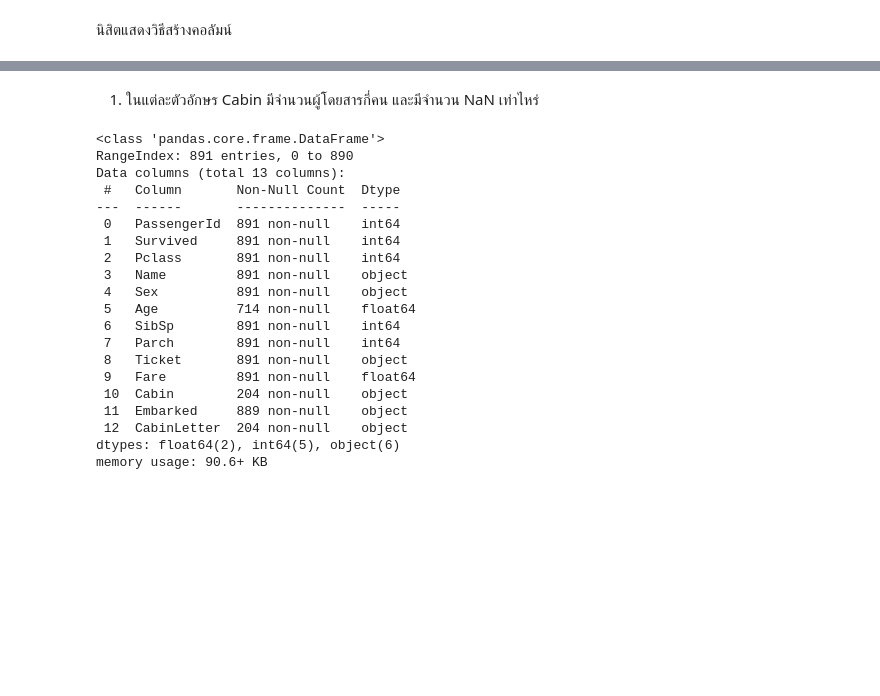
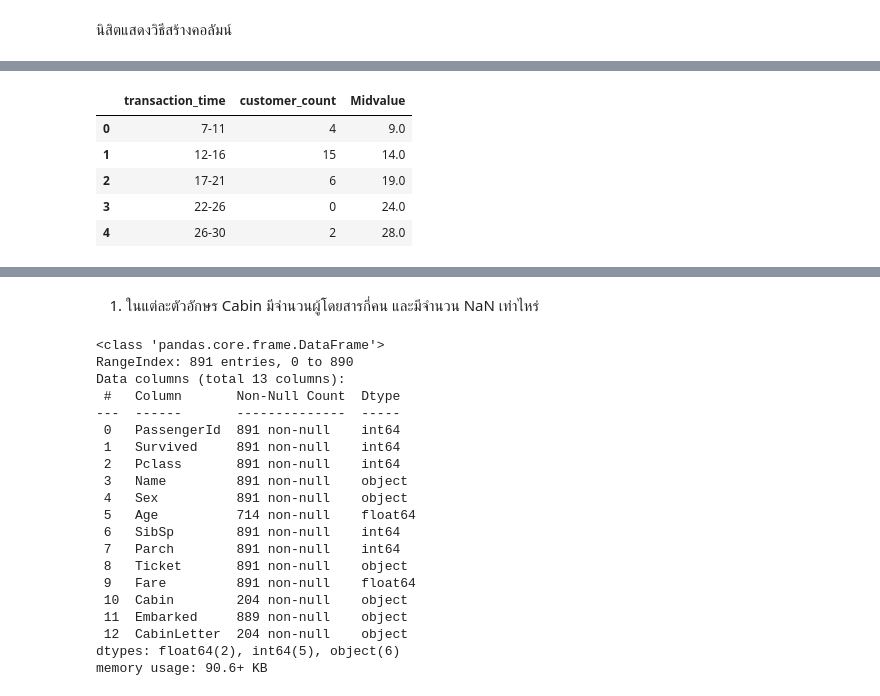
Before and after one commit to nookkungz/Code-Practice, a Jupyter notebook: Python/Statistic Programming/Assignments/แบบฝึกหัด2 (1).ipynb, the cells around one changed output, grey strips where cells are left out. Saved outputs shown, nothing was run; the diff lists cells and outputs as text; code cells hidden in the pictures; blank space fills up the shorter version.

```diff
--- a/Python/Statistic Programming/Assignments/แบบฝึกหัด2 (1).ipynb
+++ b/Python/Statistic Programming/Assignments/แบบฝึกหัด2 (1).ipynb
@@ -55,6 +55,15 @@ df.head(20)
 | 17 | 18 | 1 | 2 | Williams, Mr. Charles Eugene | male | NaN | 0 | 0 | 244373 | 13.0000 | ... |
 | 18 | 19 | 0 | 3 | Vander Planke, Mrs. Julius (Emeli... | female | 31.0 | 1 | 0 | 345763 | 18.0000 | ... |
 | 19 | 20 | 1 | 3 | Masselmani, Mrs. Fatima | female | NaN | 0 | 0 | 2649 | 7.2250 | ... |
+# %%
+df_bank
+# %% [output]
+|  | transaction_time | customer_count | Midvalue |
+| 0 | 7-11 | 4 | 9.0 |
+| 1 | 12-16 | 15 | 14.0 |
+| 2 | 17-21 | 6 | 19.0 |
+| 3 | 22-26 | 0 | 24.0 |
+| 4 | 26-30 | 2 | 28.0 |
 # %%
 #หรือ
 df['CabinLetter'] = [s[0] if not pd.isnull(s) else np.NaN for s in df.Cabin]
```
Also changed, not shown: parts of 2 cells of this notebook, 19 other files.
